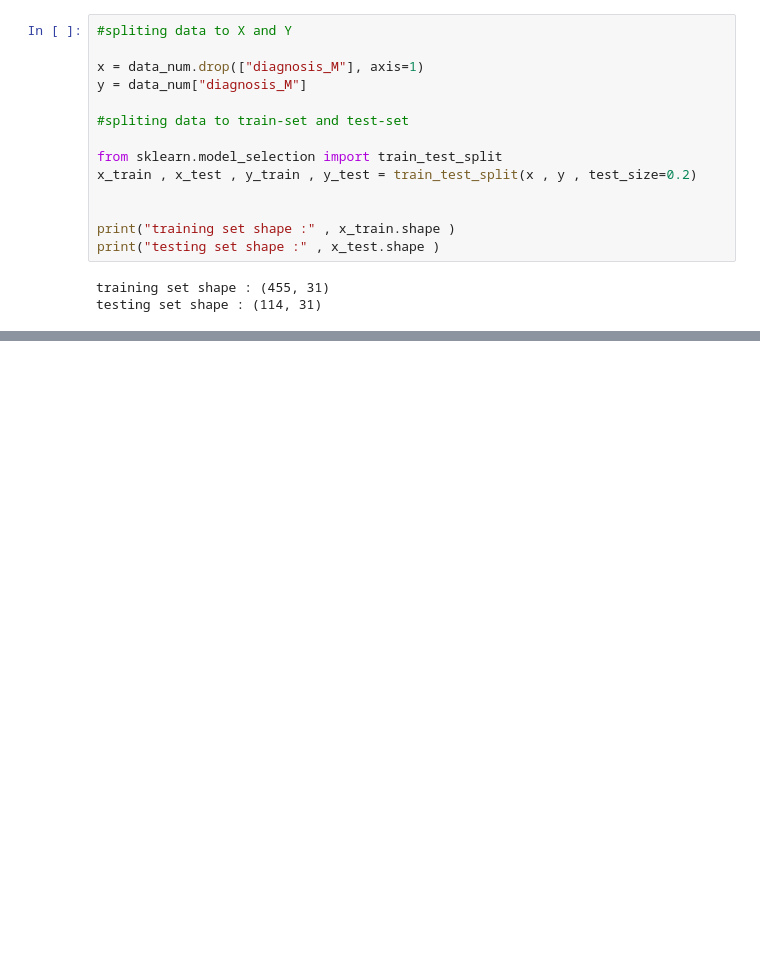
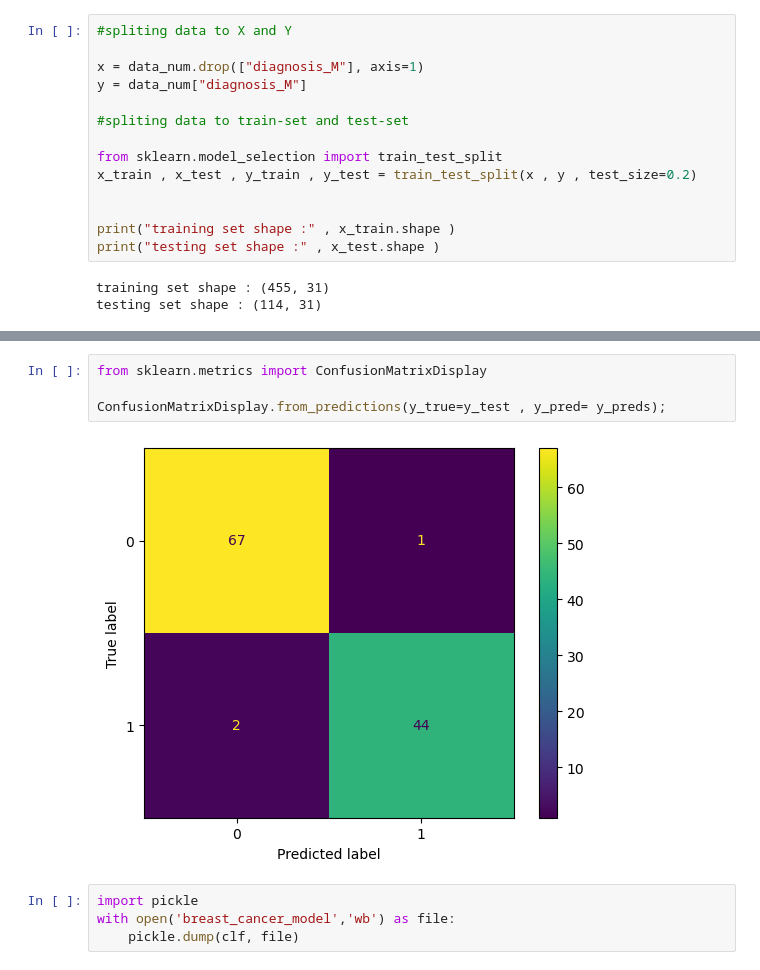
Before and after one commit to salahzaame/breast_cancer_prediction, a Jupyter notebook: cancer_pred.ipynb, the cells around one changed output, grey strips where cells are left out. Drawn from its saved outputs; the diff is of its cells as text; blank space fills up the shorter version.

```diff
--- a/cancer_pred.ipynb
+++ b/cancer_pred.ipynb
@@ -204,0 +279,10 @@ np.mean(y_test==y_preds)
+# %%
+from sklearn.metrics import ConfusionMatrixDisplay
+
+ConfusionMatrixDisplay.from_predictions(y_true=y_test , y_pred= y_preds);
+# %% [output]
+[figure, added]
+# %%
+import pickle
+with open('breast_cancer_model','wb') as file:
+    pickle.dump(clf, file)
```
Also changed, not shown: parts of 10 cells of this notebook, 4 other files.
